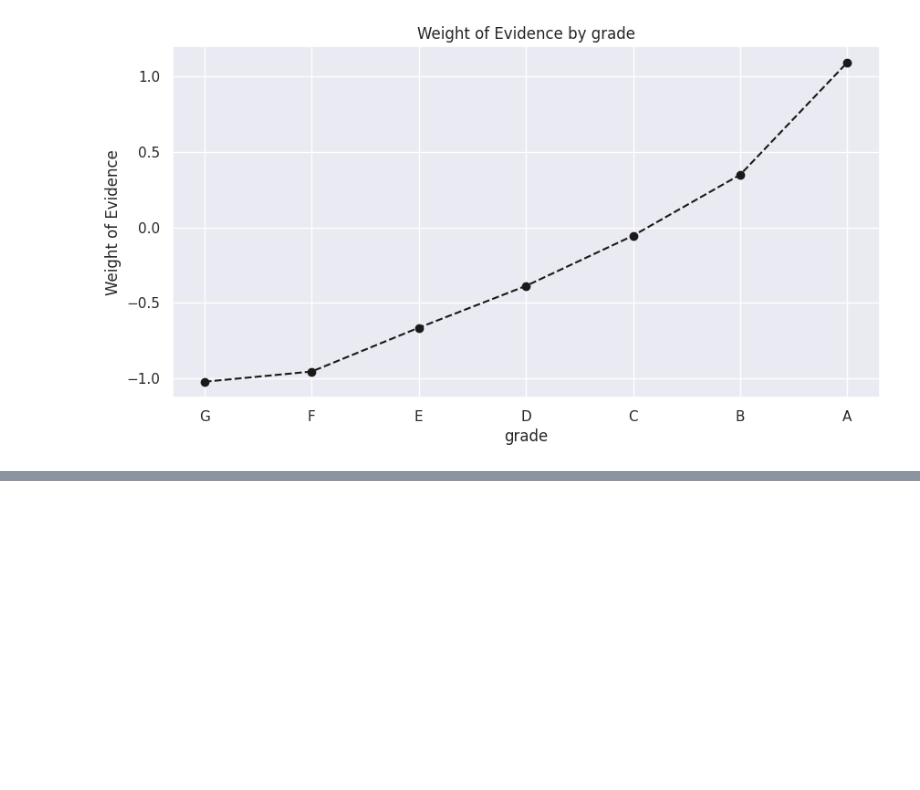
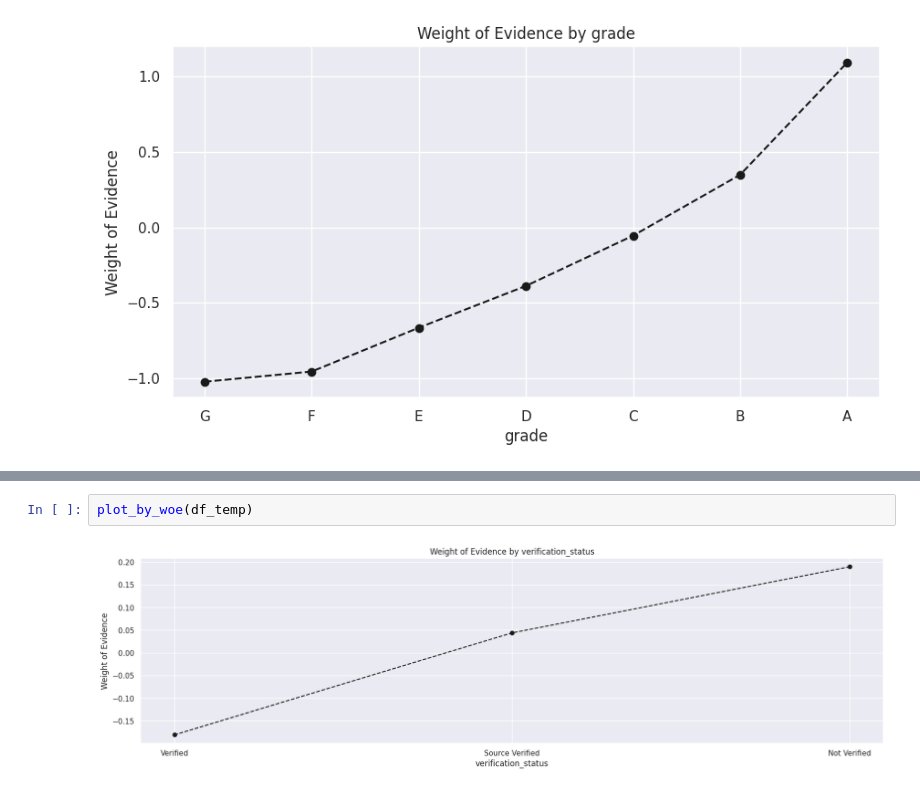
Before and after one commit to andre-cav/Credit-Risk-with-Python, a Jupyter notebook: Credit_Risk_ModellingData.ipynb, the cells around one changed output, grey strips where cells are left out. Drawn from its saved outputs; the diff is of its cells as text; blank space fills up the shorter version.

```diff
--- a/Credit_Risk_ModellingData.ipynb
+++ b/Credit_Risk_ModellingData.ipynb
@@ -667,0 +822,4 @@ plot_by_woe(df_temp)
+# %%
+plot_by_woe(df_temp)
+# %% [output]
+[figure, added]
```
Also changed, not shown: parts of 28 cells of this notebook.
